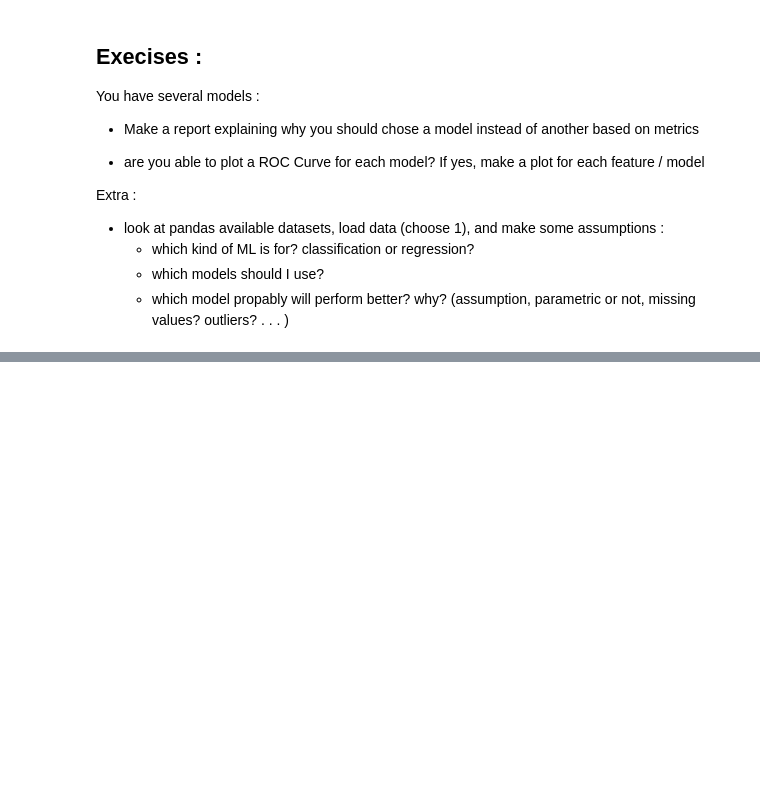
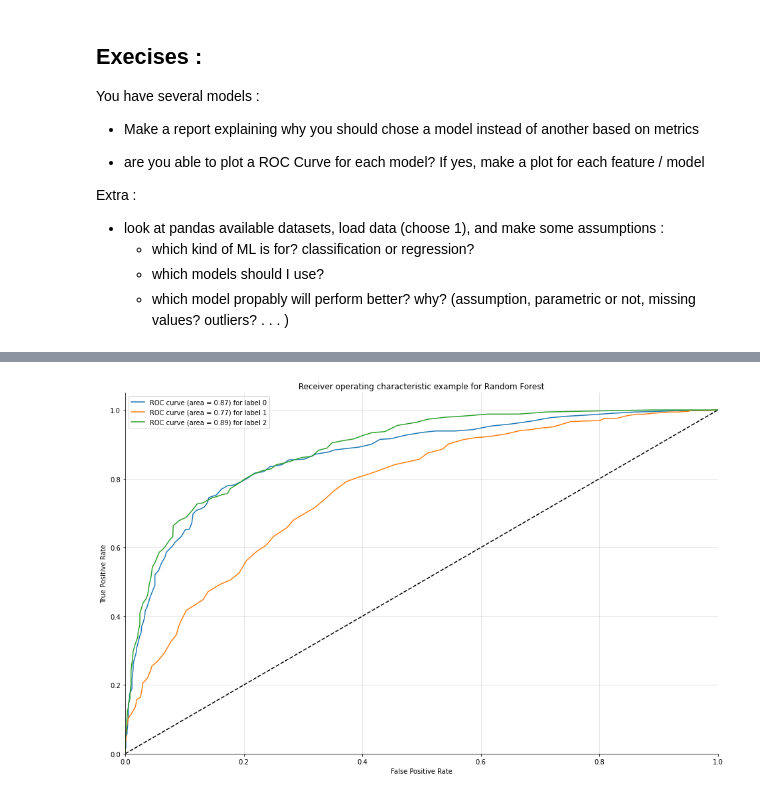
Before and after one commit to matteoalberti/Lectures_introML_Experis2020, a Jupyter notebook: Day2.ipynb, the cells around one changed output, grey strips where cells are left out. Cells and saved outputs as stored; diff of their text form; code cells hidden in the pictures; blank space fills up the shorter version.

```diff
--- a/Day2.ipynb
+++ b/Day2.ipynb
@@ -863,0 +994,4 @@ Extra :
+# %%
+plot_multiclass_roc(RF_class, X_test, Y_test, n_classes=3, model_name='Random Forest', figsize=(16, 10))
+# %% [output]
+[figure, added]
```
Also changed, not shown: parts of 22 cells of this notebook.
